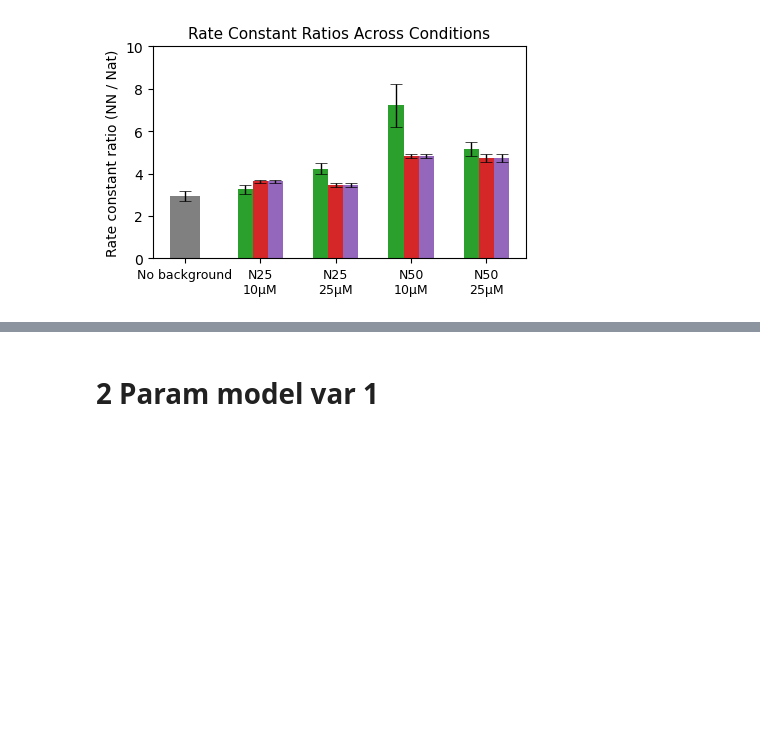
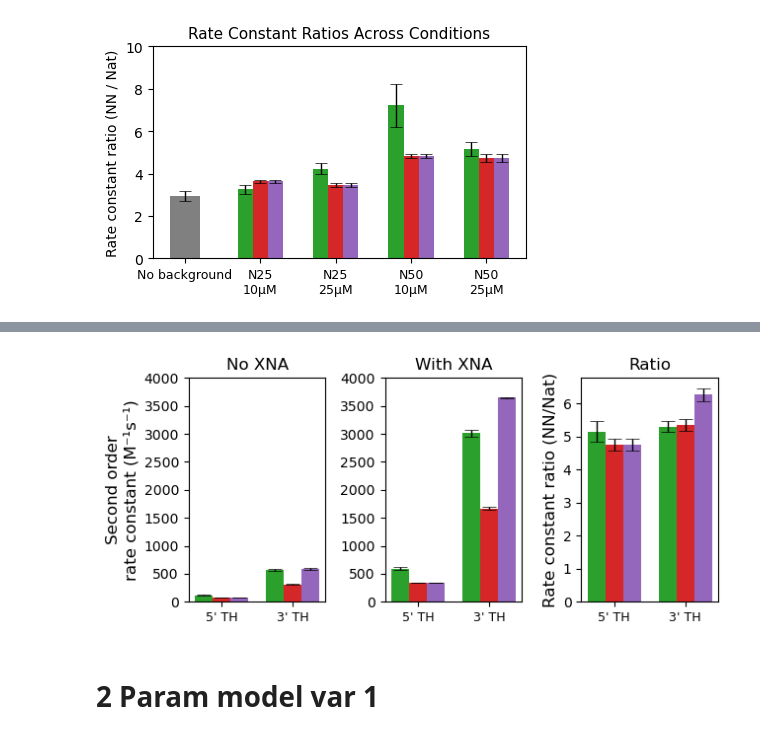
Before and after one commit to thachuk-lab/NN-DSD-Results-Analysis, a Jupyter notebook: SingleStep_Modeling.ipynb, the cells around one changed output, grey strips where cells are left out. Saved outputs shown, nothing was run; the diff lists cells and outputs as text; code cells hidden in the pictures; blank space fills up the shorter version.

```diff
--- a/SingleStep_Modeling.ipynb
+++ b/SingleStep_Modeling.ipynb
@@ -1901,0 +2942,89 @@ plt.show()
+# %%
+import matplotlib.pyplot as plt
+import numpy as np
+
+fig, ax = plt.subplots(1, 3, sharey=False)
+fig.set_figwidth(6.5)
+fig.set_figheight(3)
+
+labels = ["5' TH", "3' TH"]
+x = np.arange(len(labels))
+bar_width = 0.25
+
+# Panel 0: No incubation
+no_nat_data_together = [k_no_nat[3], UW_k_no_nat[0]]
+no_nn_data_together = [k_no_nn[3], UW_k_no_nn[0]]
+no_R_data_together = [[k_no_nn[3][0]/k_no_nat[3][0], prop_err(k_no_nn[3], k_no_nat[3])] , [UW_k_no_nn[0][0]/UW_k_no_nat[0][0], prop_err(UW_k_no_nn[0], UW_k_no_nat[0])]]
+
+# Panel 1: Trigger incubated
+trig_nat_data_together = [k_trig_nat[3], UW_k_trig_nat[0]]
+trig_nn_data_together = [k_trig_nn[3], UW_k_trig_nn[0]]
+trig_R_data_together = [[k_trig_nn[3][0]/k_trig_nat[3][0], prop_err(k_trig_nn[3], k_trig_nat[3])] , [UW_k_trig_nn[0][0]/UW_k_trig_nat[0][0], prop_err(UW_k_trig_nn[0], UW_k_trig_nat[0])]]
+
+# Panel 2: Reporter incubated
+rep_nat_data_together = [k_rep_nat[3], UW_k_rep_nat[0]]
+rep_nn_data_together = [k_rep_nn[3], UW_k_rep_nn[0]]
+rep_R_data_together = [[k_rep_nn[3][0]/k_rep_nat[3][0], prop_err(k_rep_nn[3], k_rep_nat[3])] , [UW_k_rep_nn[0][0]/UW_k_rep_nat[0][0], prop_err(UW_k_rep_nn[0], UW_k_rep_nat[0])]]
+
+# Grouped data for each condition and panel
+datasets_panel0 = [
+    (no_nat_data_together, color_scheme[2], -bar_width),
+    (trig_nat_data_together, color_scheme[3], 0),
+    (rep_nat_data_together, color_scheme[4], bar_width),
+]
+datasets_panel1 = [
+    (no_nn_data_together, color_scheme[2], -bar_width),
+    (trig_nn_data_together, color_scheme[3], 0),
+    (rep_nn_data_together, color_scheme[4], bar_width),
+]
+datasets_panel2 = [
+    (no_R_data_together, color_scheme[2], -bar_width),
+    (trig_R_data_together, color_scheme[3], 0),
+    (rep_R_data_together, color_scheme[4], bar_width),
+]
+
+
+error_params = dict(ecolor='black', lw=1, capsize=5, capthick= 0.5)
+
+# Plot nat
+for data_list, color, dx in datasets_panel0:
+    y = [d[0] for d in data_list]
+    e = [d[1] for d in data_list]
+    ax[0].bar(x + dx, y, width=bar_width, yerr=e, color=color, error_kw=error_params)
+
+# Plot nn
+for data_list, color, dx in datasets_panel1:
+    y = [d[0] for d in data_list]
+    e = [d[1] for d in data_list]
+    ax[1].bar(x + dx, y, width=bar_width, yerr=e, color=color, error_kw=error_params)
+
+# Plot diff
+for data_list, color, dx in datasets_panel2:
+    y = [d[0] for d in data_list]
+    e = [d[1] for d in data_list]
+    print(y, e)
+    ax[2].bar(x + dx, y, width=bar_width, yerr=e, color=color, error_kw=error_params)
+
+# Formatting
+for a in ax:
+    a.set_xticks(x)
+    a.set_xticklabels(labels, fontsize=9)
+    a.set_ylim(0, )
+    a.tick_params(axis='x')
+
+ax[0].set_ylabel('Second order\nrate constant (M⁻¹s⁻¹)', fontsize=12)
+
+ax[2].set_ylabel('Rate constant ratio (NN/Nat)', fontsize=12)
+
+ax[0].set_ylim(0, 4000)
+ax[1].set_ylim(0, 4000)
+
+
+ax[0].set_title('No XNA', fontsize=12)
+ax[1].set_title('With XNA', fontsize=12)
+ax[2].set_title('Ratio', fontsize=12)
+
+plt.tight_layout()
+plt.savefig('NAR_onestep_compare_k.svg', dpi=400)
+plt.show()
+# %% [output]
@@ -1902,3 +3034,4 @@ plt.show()
+[figure, added]
 # %% [markdown]
 # 2 Param model var 1
 # %%
```
Also changed, not shown: parts of 12 cells of this notebook, 5 other files.
